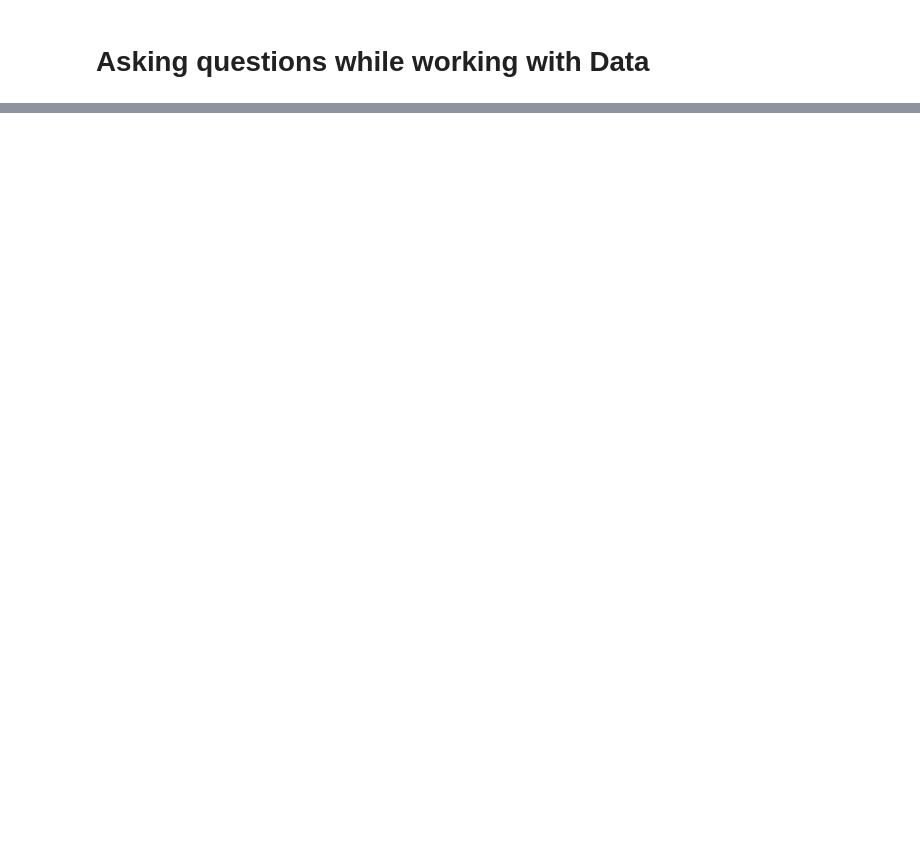
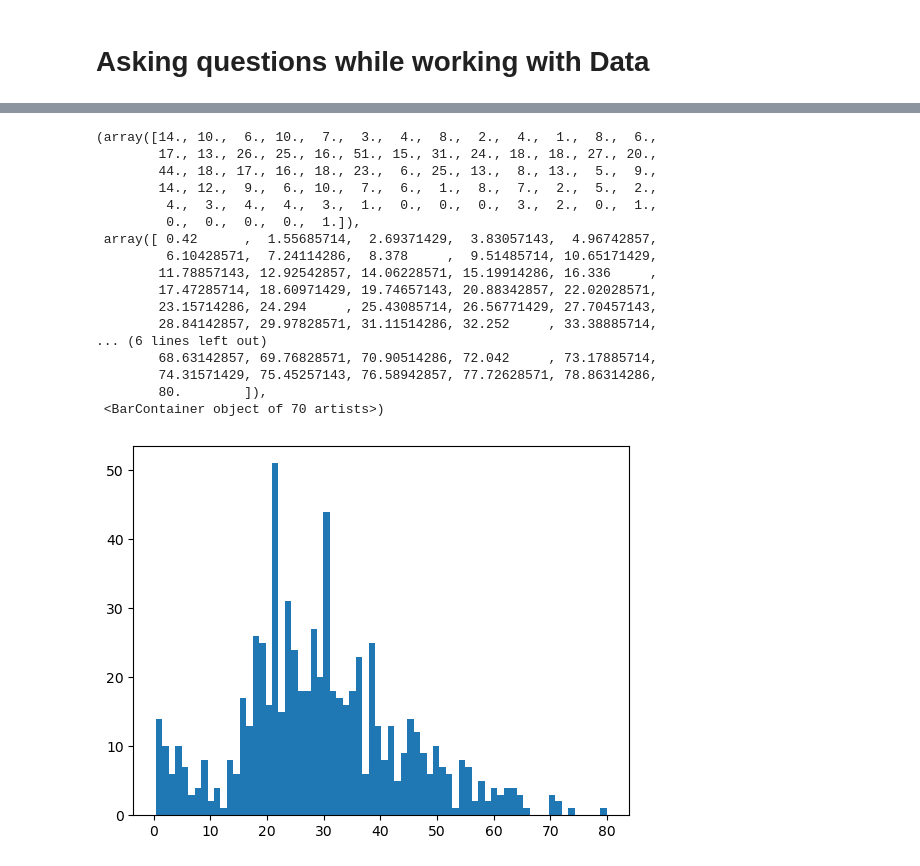
Before and after one commit to MuqadasJalal10/Machine-Learning, a Jupyter notebook: 03_EDA.ipynb, the cells around one changed output, grey strips where cells are left out. Saved outputs shown, nothing was run; the diff lists cells and outputs as text; code cells hidden in the pictures; blank space fills up the shorter version.

```diff
--- a/03_EDA.ipynb
+++ b/03_EDA.ipynb
@@ -7,0 +150,21 @@ FileNotFoundError: [Errno 2] No such file or directory: 'Titanic-Dataset'
+# %%
+plt.hist(df['Age'] , bins=70)
+# %% [output]
+(array([14., 10.,  6., 10.,  7.,  3.,  4.,  8.,  2.,  4.,  1.,  8.,  6.,
+        17., 13., 26., 25., 16., 51., 15., 31., 24., 18., 18., 27., 20.,
+        44., 18., 17., 16., 18., 23.,  6., 25., 13.,  8., 13.,  5.,  9.,
+        14., 12.,  9.,  6., 10.,  7.,  6.,  1.,  8.,  7.,  2.,  5.,  2.,
+         4.,  3.,  4.,  4.,  3.,  1.,  0.,  0.,  0.,  3.,  2.,  0.,  1.,
+         0.,  0.,  0.,  0.,  1.]),
+ array([ 0.42      ,  1.55685714,  2.69371429,  3.83057143,  4.96742857,
+         6.10428571,  7.24114286,  8.378     ,  9.51485714, 10.65171429,
+        11.78857143, 12.92542857, 14.06228571, 15.19914286, 16.336     ,
+        17.47285714, 18.60971429, 19.74657143, 20.88342857, 22.02028571,
+        23.15714286, 24.294     , 25.43085714, 26.56771429, 27.70457143,
+        28.84142857, 29.97828571, 31.11514286, 32.252     , 33.38885714,
+... (6 lines left out)
+        68.63142857, 69.76828571, 70.90514286, 72.042     , 73.17885714,
+        74.31571429, 75.45257143, 76.58942857, 77.72628571, 78.86314286,
+        80.        ]),
+ <BarContainer object of 70 artists>)
+[figure, added]
```
Also changed, not shown: parts of 58 cells of this notebook, 6 other files.
